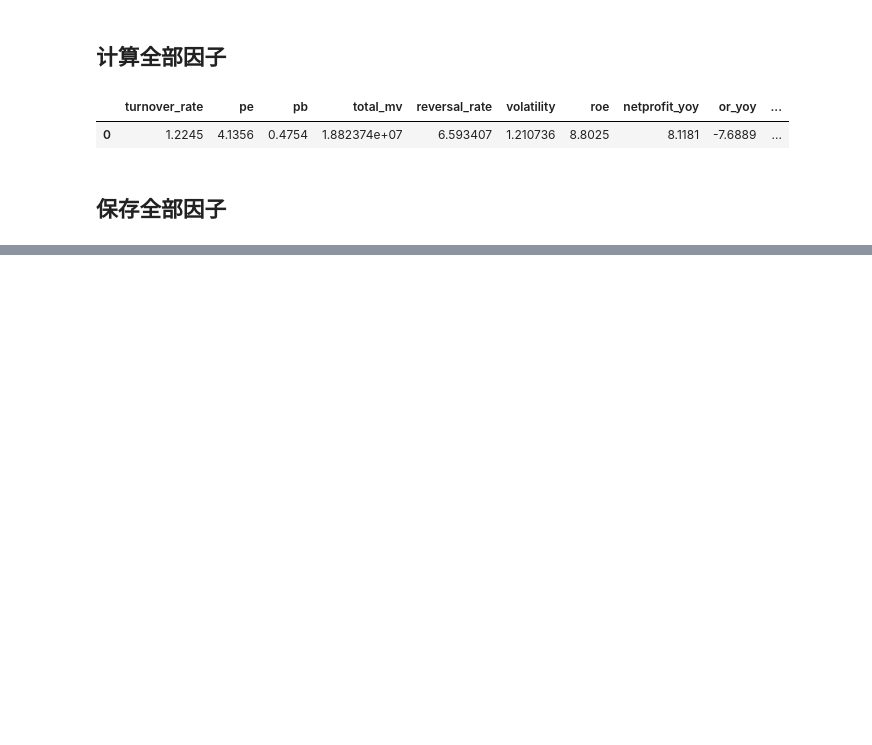
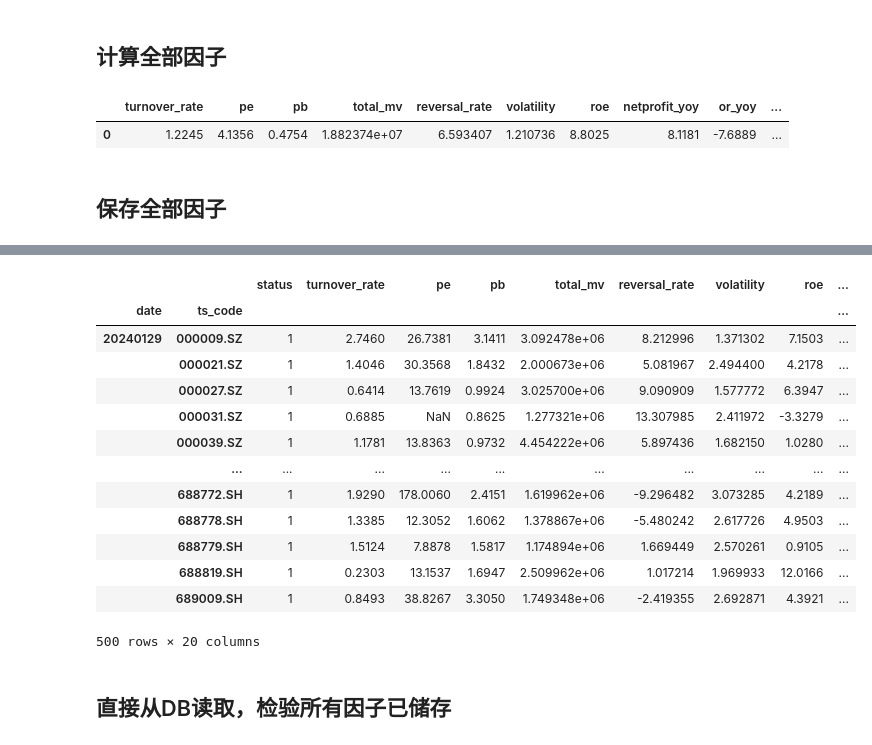
Before and after one commit to 10258392511/FactorAnalysis, a Jupyter notebook: week1/query_factors.ipynb, the cells around one changed output, grey strips where cells are left out. Saved outputs shown, nothing was run; the diff lists cells and outputs as text; code cells hidden in the pictures; blank space fills up the shorter version.

```diff
--- a/week1/query_factors.ipynb
+++ b/week1/query_factors.ipynb
@@ -48,0 +83,20 @@ stock_df
+# %%
+zz500 = save_factors_others("../week1/data/stocks.db", "ZZ500")
+zz500
+# %% [output]
+|  |  | status | turnover_rate | pe | pb | total_mv | reversal_rate | volatility | roe | ... |
+| date | ts_code |  |  |  |  |  |  |  |  | ... |
+| 20240129 | 000009.SZ | 1 | 2.7460 | 26.7381 | 3.1411 | 3.092478e+06 | 8.212996 | 1.371302 | 7.1503 | ... |
+|  | 000021.SZ | 1 | 1.4046 | 30.3568 | 1.8432 | 2.000673e+06 | 5.081967 | 2.494400 | 4.2178 | ... |
+|  | 000027.SZ | 1 | 0.6414 | 13.7619 | 0.9924 | 3.025700e+06 | 9.090909 | 1.577772 | 6.3947 | ... |
+|  | 000031.SZ | 1 | 0.6885 | NaN | 0.8625 | 1.277321e+06 | 13.307985 | 2.411972 | -3.3279 | ... |
+|  | 000039.SZ | 1 | 1.1781 | 13.8363 | 0.9732 | 4.454222e+06 | 5.897436 | 1.682150 | 1.0280 | ... |
+|  | ... | ... | ... | ... | ... | ... | ... | ... | ... | ... |
+|  | 688772.SH | 1 | 1.9290 | 178.0060 | 2.4151 | 1.619962e+06 | -9.296482 | 3.073285 | 4.2189 | ... |
+|  | 688778.SH | 1 | 1.3385 | 12.3052 | 1.6062 | 1.378867e+06 | -5.480242 | 2.617726 | 4.9503 | ... |
+|  | 688779.SH | 1 | 1.5124 | 7.8878 | 1.5817 | 1.174894e+06 | 1.669449 | 2.570261 | 0.9105 | ... |
+|  | 688819.SH | 1 | 0.2303 | 13.1537 | 1.6947 | 2.509962e+06 | 1.017214 | 1.969933 | 12.0166 | ... |
+|  | 689009.SH | 1 | 0.8493 | 38.8267 | 3.3050 | 1.749348e+06 | -2.419355 | 2.692871 | 4.3921 | ... |
+500 rows × 20 columns
+# %% [markdown]
+## 直接从DB读取，检验所有因子已储存
```
Also changed, not shown: parts of 4 cells of this notebook.
